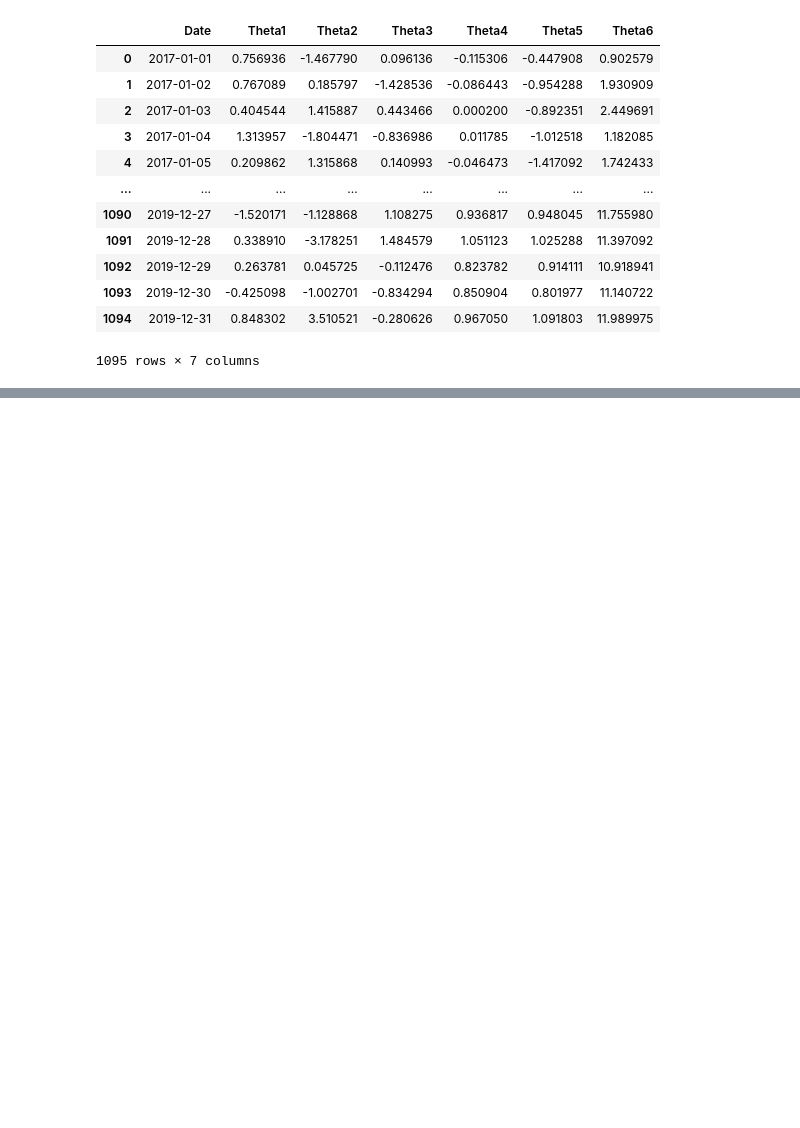
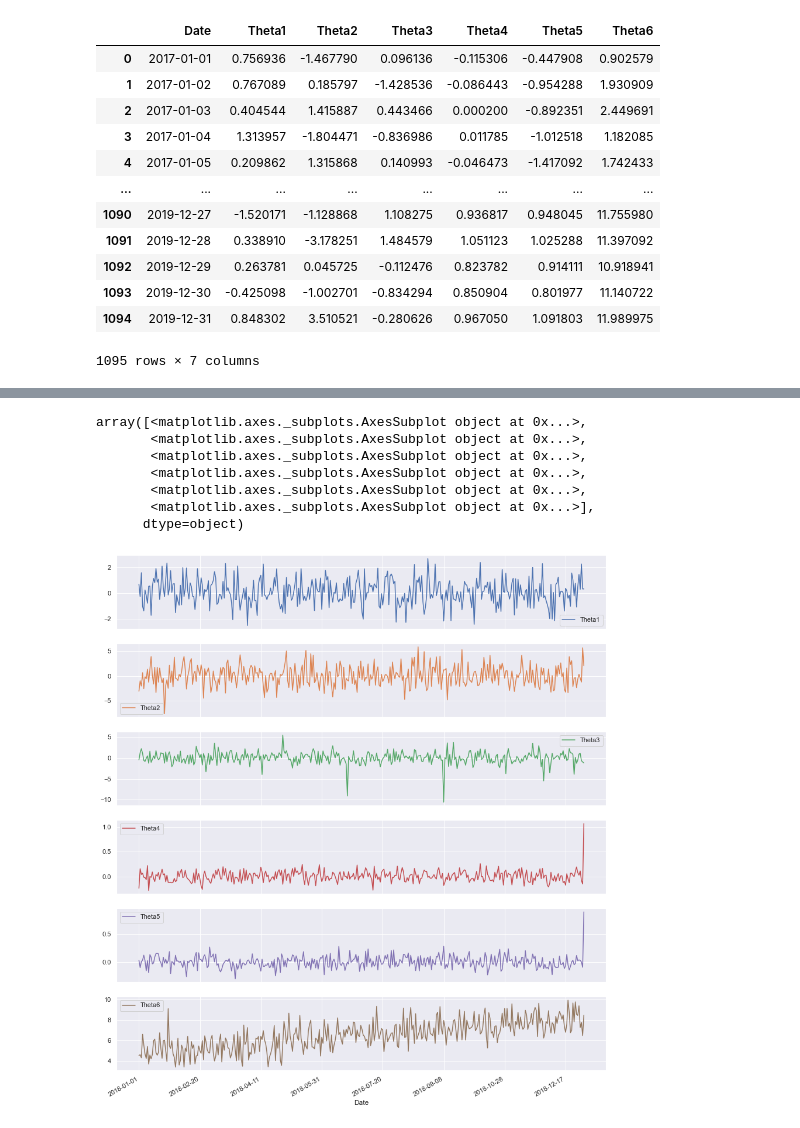
Before and after one commit to mmoskala07/Data-Analytics-Scripts, a Jupyter notebook: Lab 1 - Python review/Lesson 1.ipynb, the cells around one changed output, grey strips where cells are left out. Drawn from its saved outputs; the diff is of its cells as text; code cells hidden in the pictures; blank space fills up the shorter version.

```diff
--- a/Lab 1 - Python review/Lesson 1.ipynb
+++ b/Lab 1 - Python review/Lesson 1.ipynb
@@ -92,0 +126,4 @@ for col_name in df:
+# %%
+# Cut data to have only data from 2018 year
+df2018 = df['2018-01-01':'2019-01-01']
+df2018
@@ -92,0 +145,12 @@ for col_name in df:
+# %%
+# Plotting data, each column in separate subplot, figsize defined by parameters
+df2018.plot(y=df2018.columns.array, subplots=True, figsize=(width, col_num*height))
+# %% [output]
+array([<matplotlib.axes._subplots.AxesSubplot object at 0x...>,
+       <matplotlib.axes._subplots.AxesSubplot object at 0x...>,
+       <matplotlib.axes._subplots.AxesSubplot object at 0x...>,
+       <matplotlib.axes._subplots.AxesSubplot object at 0x...>,
+       <matplotlib.axes._subplots.AxesSubplot object at 0x...>,
+       <matplotlib.axes._subplots.AxesSubplot object at 0x...>],
+      dtype=object)
+[figure, added]
```
Also changed, not shown: parts of 13 cells of this notebook, 1 other file.
